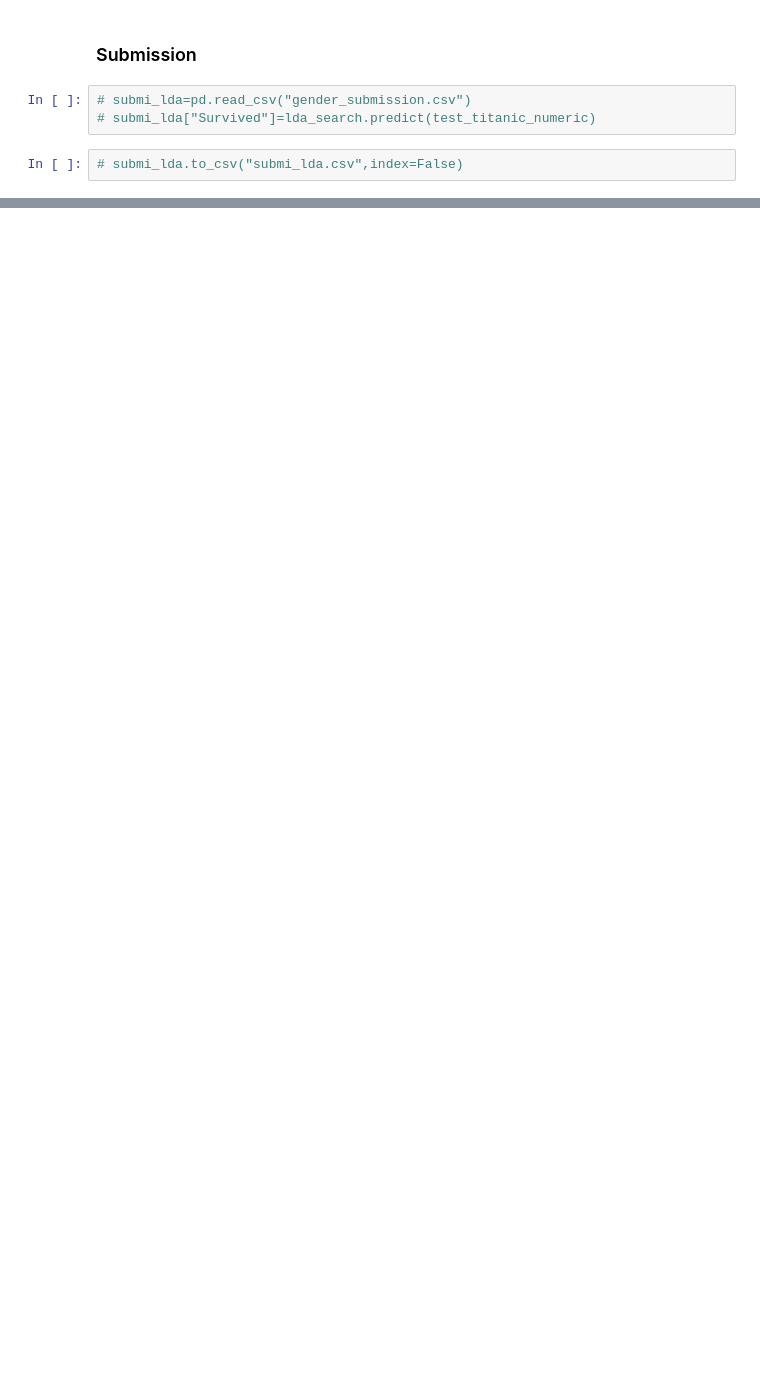
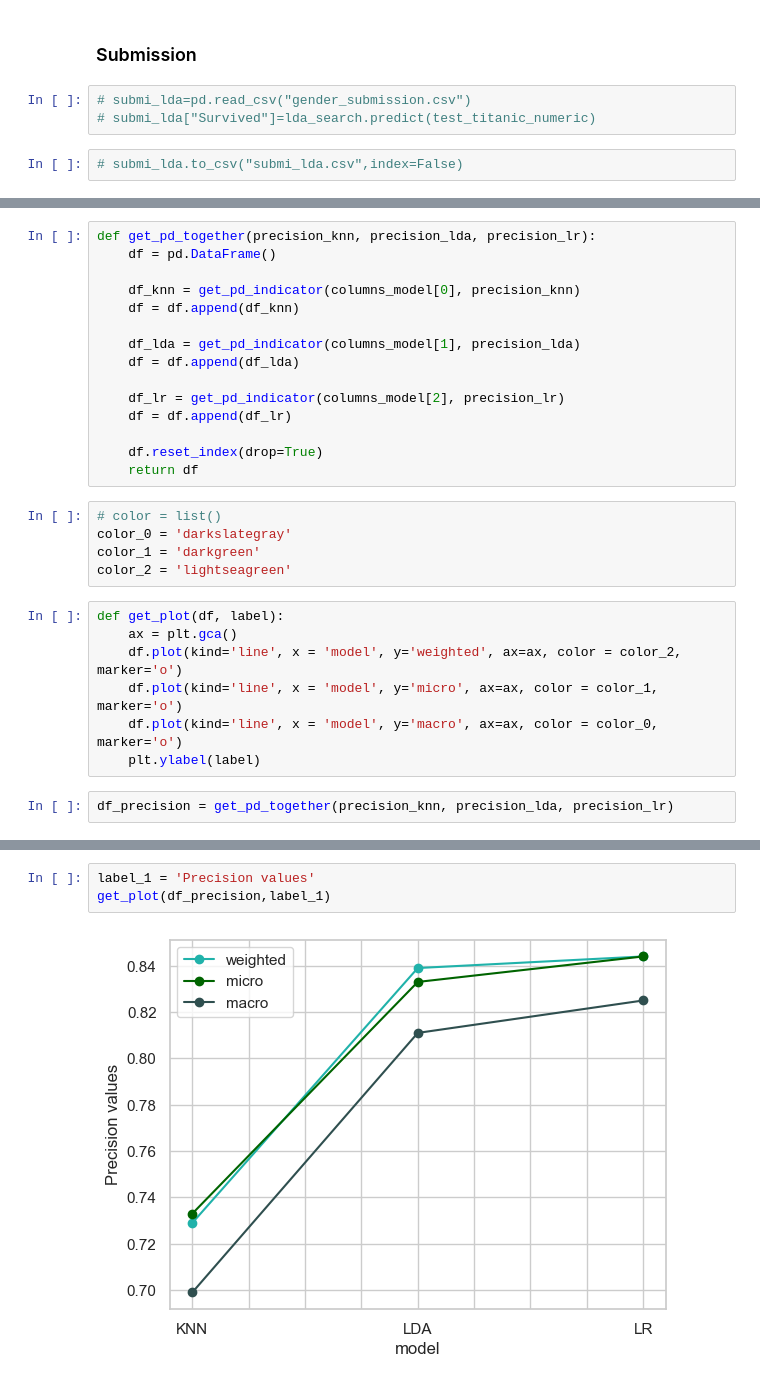
Before and after one commit to AdvancedGroupBootcamp/ai_marie_alex_moussa, a Jupyter notebook: MiniProject 3(Sample_Performance).ipynb, the cells around one changed output, grey strips where cells are left out. Cells and saved outputs as stored; diff of their text form; blank space fills up the shorter version.

```diff
--- a/MiniProject 3(Sample_Performance).ipynb
+++ b/MiniProject 3(Sample_Performance).ipynb
@@ -583,0 +537,29 @@ roc auc score knn  0.635
+# %%
+def get_pd_together(precision_knn, precision_lda, precision_lr):
+    df = pd.DataFrame()
+
+    df_knn = get_pd_indicator(columns_model[0], precision_knn)
+    df = df.append(df_knn)
+
+    df_lda = get_pd_indicator(columns_model[1], precision_lda)
+    df = df.append(df_lda)
+
+    df_lr = get_pd_indicator(columns_model[2], precision_lr)
+    df = df.append(df_lr)
+
+    df.reset_index(drop=True)
+    return df
+# %%
+# color = list()
+color_0 = 'darkslategray'
+color_1 = 'darkgreen'
+color_2 = 'lightseagreen'
+# %%
+def get_plot(df, label):
+    ax = plt.gca()
+    df.plot(kind='line', x = 'model', y='weighted', ax=ax, color = color_2, marker='o')
+    df.plot(kind='line', x = 'model', y='micro', ax=ax, color = color_1, marker='o')
+    df.plot(kind='line', x = 'model', y='macro', ax=ax, color = color_0, marker='o')
+    plt.ylabel(label)
+# %%
+df_precision = get_pd_together(precision_knn, precision_lda, precision_lr)
@@ -583,0 +573,5 @@ roc auc score knn  0.635
+# %%
+label_1 = 'Precision values'
+get_plot(df_precision,label_1)
+# %% [output]
+[figure, added]
```
Also changed, not shown: parts of 83 cells of this notebook.
